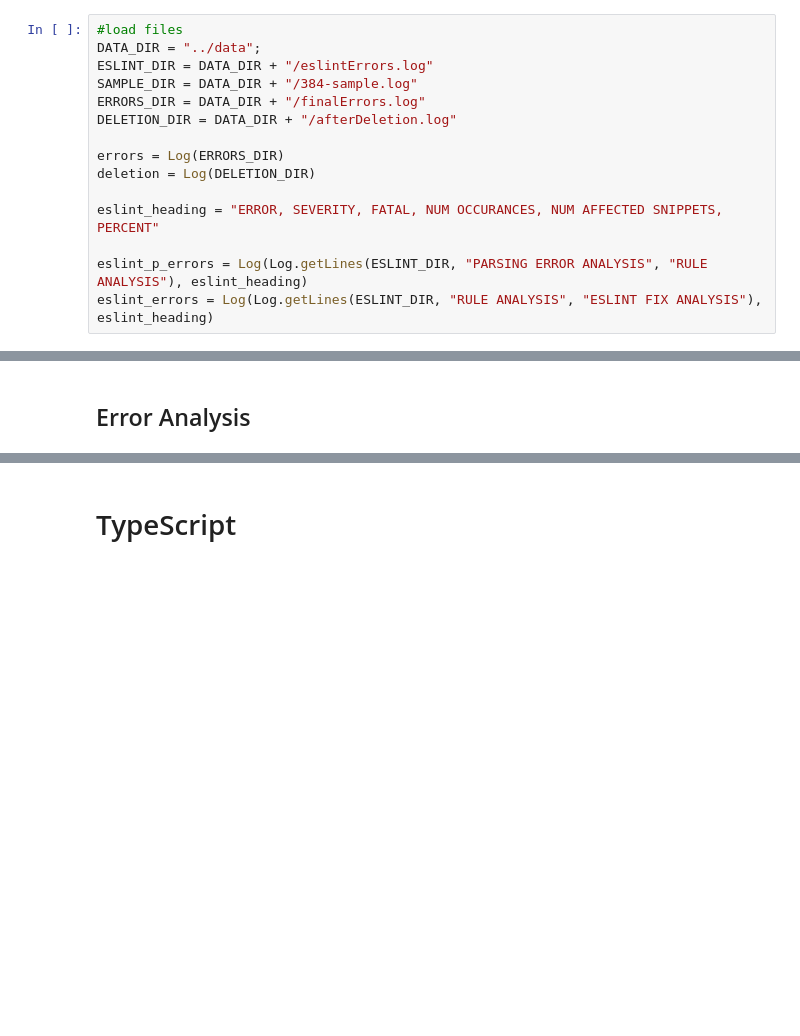
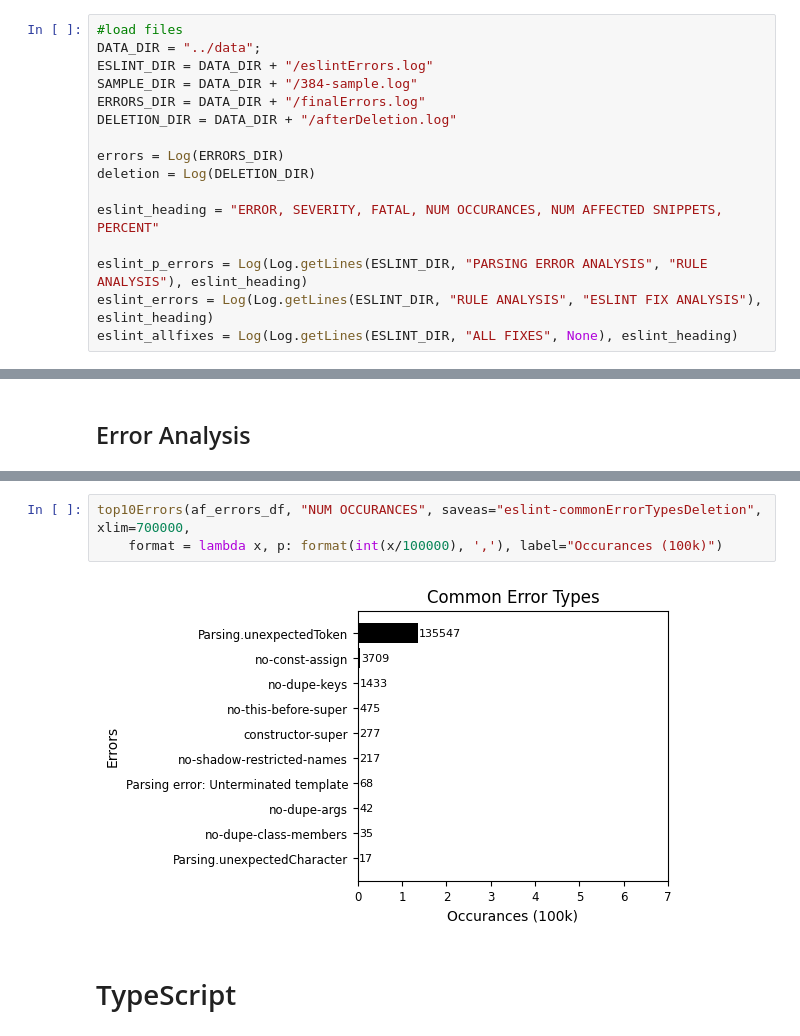
Before and after one commit to Brittany-Reid/node_code_correction, a Jupyter notebook: analysis/analysis.ipynb, the cells around one changed output, grey strips where cells are left out. Saved outputs shown, nothing was run; the diff lists cells and outputs as text; blank space fills up the shorter version.

```diff
--- a/analysis/analysis.ipynb
+++ b/analysis/analysis.ipynb
@@ -152,6 +155,7 @@ eslint_heading = "ERROR, SEVERITY, FATAL, NUM OCCURANCES, NUM AFFECTED SNIPPETS,
 
 eslint_p_errors = Log(Log.getLines(ESLINT_DIR, "PARSING ERROR ANALYSIS", "RULE ANALYSIS"), eslint_heading)
 eslint_errors = Log(Log.getLines(ESLINT_DIR, "RULE ANALYSIS", "ESLINT FIX ANALYSIS"), eslint_heading)
+eslint_allfixes = Log(Log.getLines(ESLINT_DIR, "ALL FIXES", None), eslint_heading)
 # %% [markdown]
 # Eslint
 # %% [markdown]
@@ -180,3 +209,8 @@ top10Errors(errors_df, "NUM OCCURANCES", saveas="eslint-commonErrorTypes")
+# %%
+top10Errors(af_errors_df, "NUM OCCURANCES", saveas="eslint-commonErrorTypesDeletion", xlim=700000,
+    format = lambda x, p: format(int(x/100000), ','), label="Occurances (100k)")
+# %% [output]
+[figure, added]
 # %% [markdown]
 # TypeScript
 # %% [markdown]
```
Also changed, not shown: parts of 15 cells of this notebook, 4 other files.
